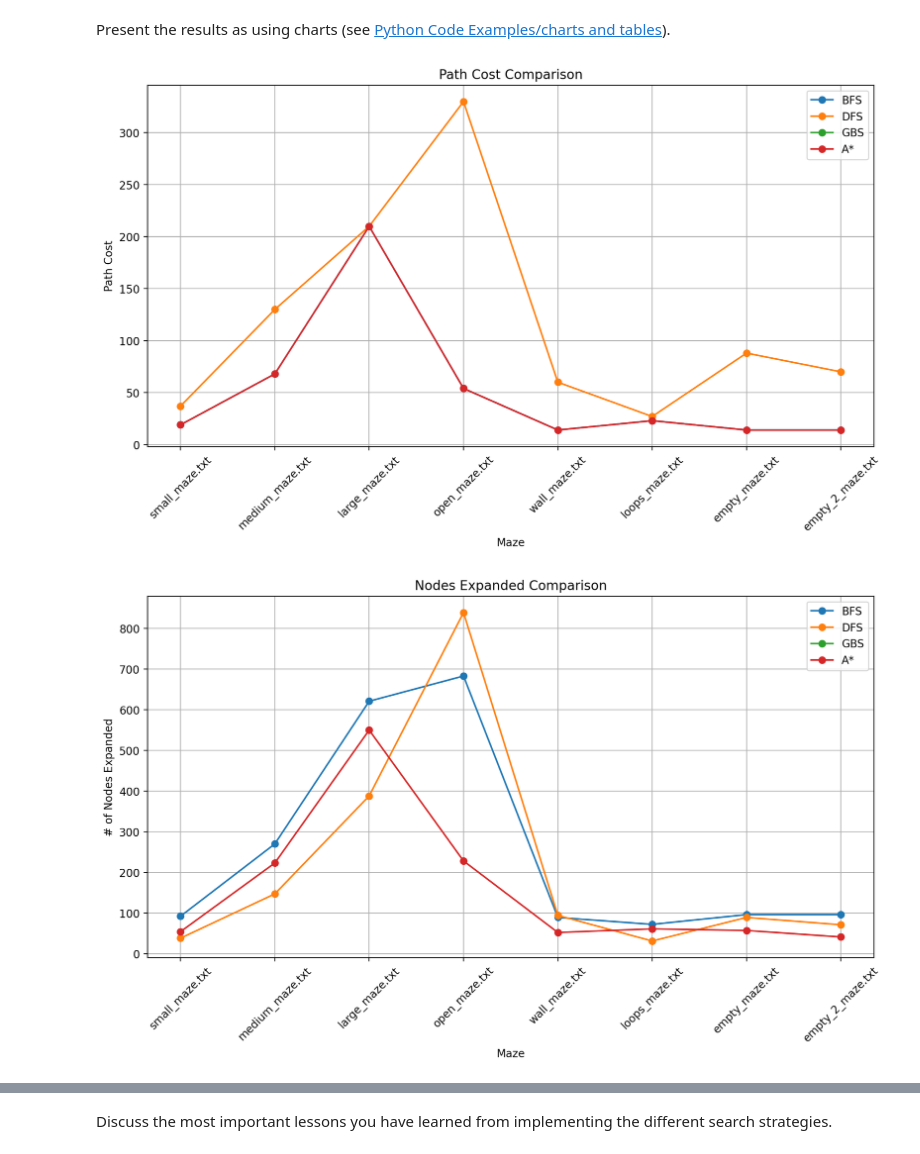
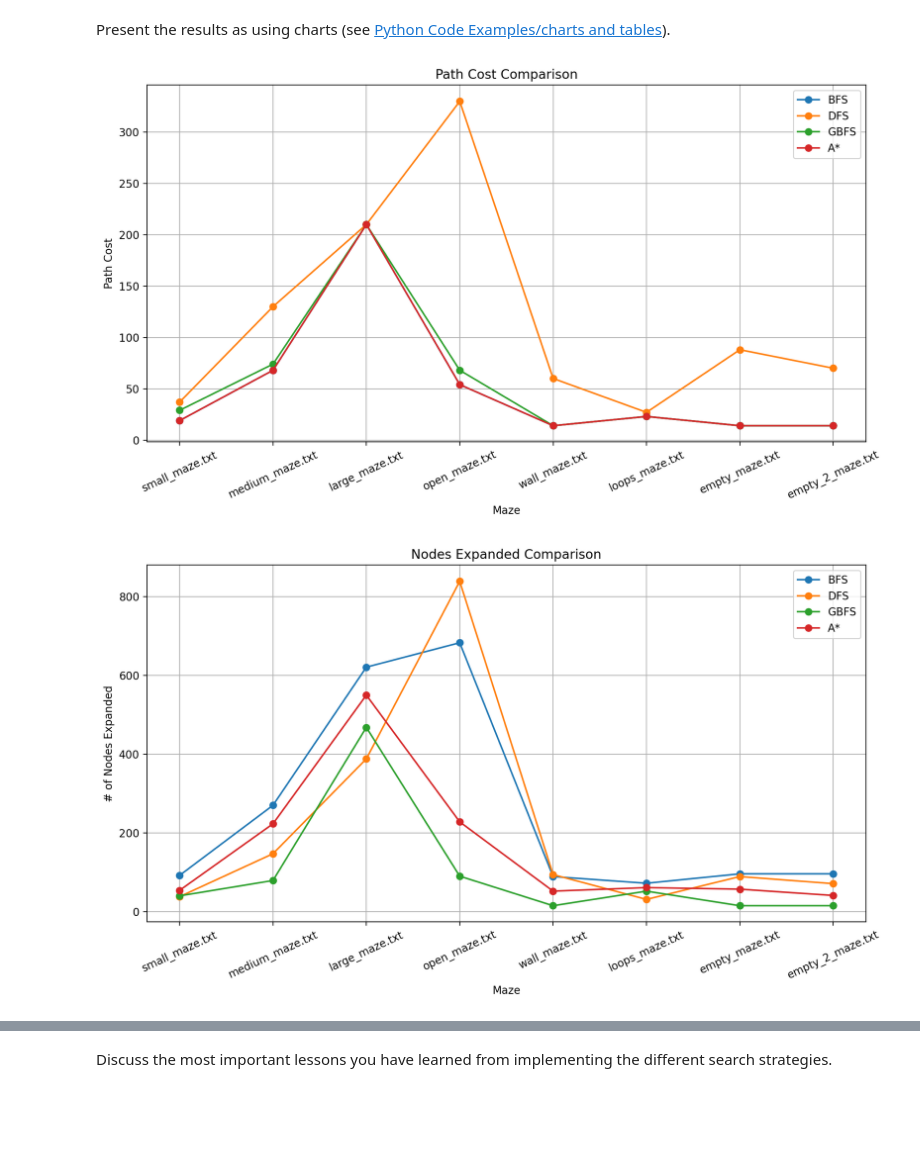
Before and after one commit to codlam26/CSE-352-HW, a Jupyter notebook: Search/Maze.ipynb, the cells around one changed output, grey strips where cells are left out. Drawn from its saved outputs; the diff is of its cells as text; code cells hidden in the pictures; blank space fills up the shorter version.

```diff
--- a/Search/Maze.ipynb
+++ b/Search/Maze.ipynb
@@ -364,7 +364,7 @@ def manhattan_distance(pos, goal):
 # Greedy Best-First Search (GBFS)
 def gbfs(maze, start, goal):
   frontier = []
-  heapq.heappush(frontier, (manhattan_distance(start, goal), 0, Node(start, parent=None, action=None, cost=0, heuristic=manhattan_distance(start, goal))))
+  heapq.heappush(frontier, (manhattan_distance(start, goal), Node(start, parent=None, action=None, cost=0, heuristic=manhattan_distance(start, goal))))
   reached = {start}
   nodes_expanded = 0
   max_frontier_size = 1
@@ -372,7 +372,7 @@ def gbfs(maze, start, goal):
   max_nodes_in_memory = 1
 
   while frontier:
-    _, _, node = heapq.heappop(frontier)
+    _, node = heapq.heappop(frontier)
     nodes_expanded += 1
     max_depth = max(max_depth, node.cost)
     max_frontier_size = max(max_frontier_size, len(frontier))
@@ -384,7 +384,7 @@ def gbfs(maze, start, goal):
     for move in get_valid_moves(maze, node.pos):
       if move not in reached:
         heuristic = manhattan_distance(move, goal)
-        heapq.heappush(frontier, (heuristic, node.cost + 1, Node(move, parent=node, action=move, cost=node.cost + 1, heuristic=heuristic)))
+        heapq.heappush(frontier, (heuristic, Node(move, parent=node, action=move, cost=node.cost + 1, heuristic=heuristic)))
         reached.add(move)
 
   return None, -1, nodes_expanded, max_depth, max_nodes_in_memory, max_frontier_size
@@ -588,28 +607,30 @@ Present the results as using charts (see [Python Code Examples/charts and tables
 # %%
 # Add charts
 import matplotlib.pyplot as plt
 
 def plot_comparison(metric, title, ylabel):
     plt.figure(figsize=(12, 6))
 
-    for algo in ["BFS", "DFS", "GBS", "A*"]:
+    for algo in ["BFS", "DFS", "GBFS", "A*"]:
         subset = df[df["Algorithm"] == algo]
-        plt.plot(subset["Maze"], subset[metric], label=algo, marker="o")
+        if not subset.empty:
+            plt.plot(subset["Maze"], subset[metric], label=algo, marker="o")
+            plt.scatter(subset["Maze"], subset[metric], alpha=0.7)
 
     plt.xlabel("Maze")
     plt.ylabel(ylabel)
     plt.title(title)
     plt.legend()
-    plt.xticks(rotation=45)
+    plt.xticks(rotation=25)
     plt.grid()
     plt.show()
 
 # Plot comparisons
 plot_comparison("Path Cost", "Path Cost Comparison", "Path Cost")
 plot_comparison("Nodes Expanded", "Nodes Expanded Comparison", "# of Nodes Expanded")
 plot_comparison("Max Tree Depth", "Max Tree Depth Comparison", "Max Tree Depth")
 plot_comparison("Max Nodes", "Max Nodes Comparison", "Max Nodes")
 plot_comparison("Max Frontier Size", "Max Frontier Size Comparison", "Max Frontier Size")
 # %% [output]
-[figure, old version]
+[figure, new version]
-[figure, old version]
+[figure, new version]
```
Also changed, not shown: parts of 9 cells of this notebook.
